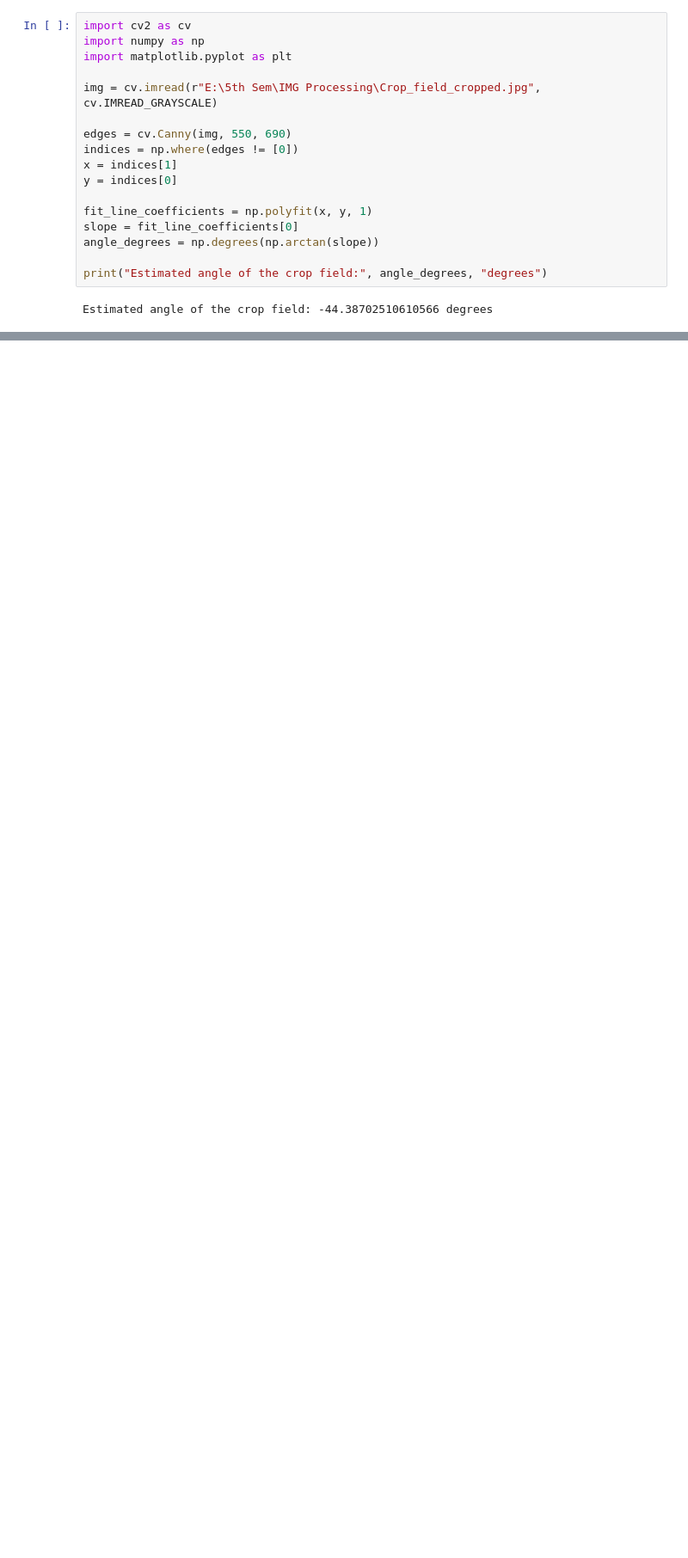
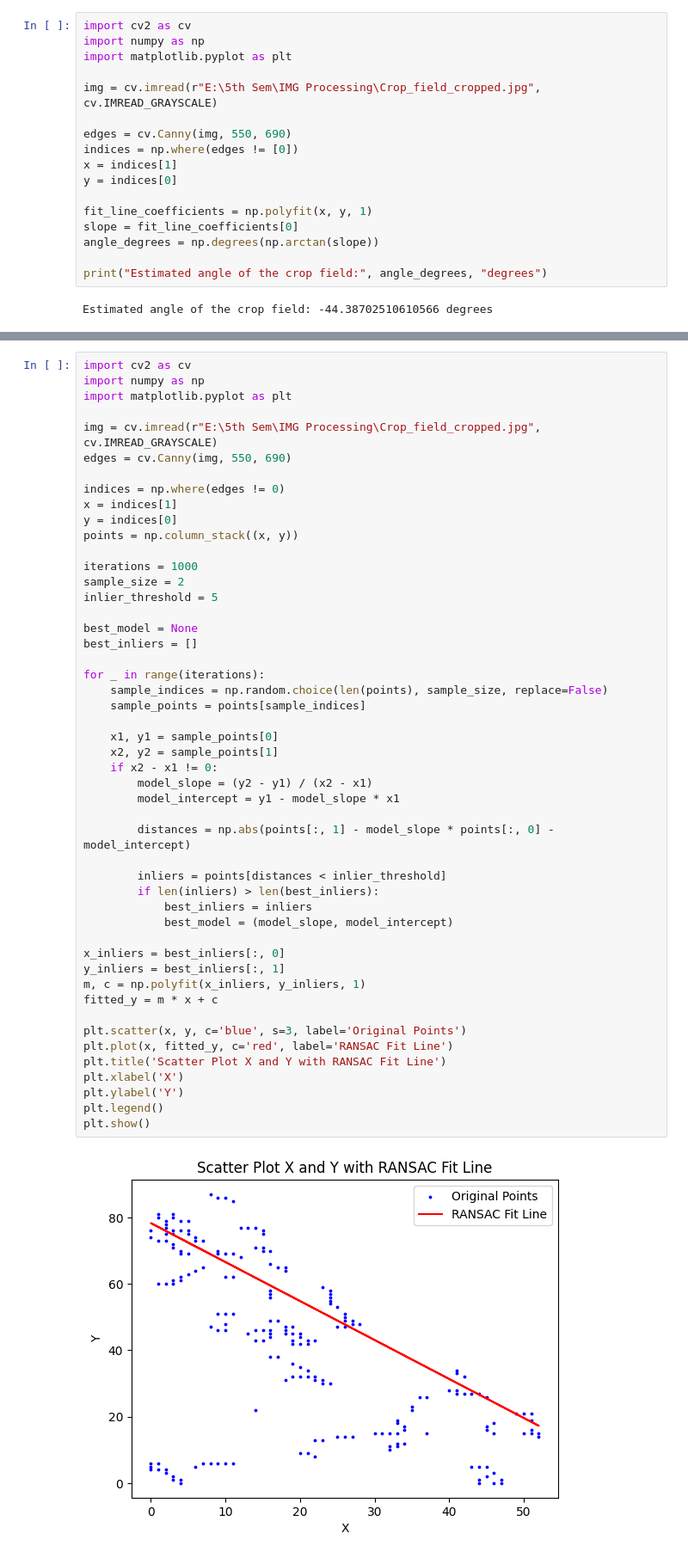
Before and after one commit to thamaradinujaya/imgprocessing, a Jupyter notebook: Assignment 2/Assignment 2.ipynb, the cells around one changed output, grey strips where cells are left out. Shown: that part at 86% size. Drawn from its saved outputs; the diff is of its cells as text; blank space fills up the shorter version.

```diff
--- a/Assignment 2/Assignment 2.ipynb
+++ b/Assignment 2/Assignment 2.ipynb
@@ -126,0 +141,51 @@ Estimated angle of the crop field: -67.97343481367824 degrees
+# %%
+import cv2 as cv
+import numpy as np
+import matplotlib.pyplot as plt
+
+img = cv.imread(r"E:\5th Sem\IMG Processing\Crop_field_cropped.jpg", cv.IMREAD_GRAYSCALE)
+edges = cv.Canny(img, 550, 690)
+
+indices = np.where(edges != 0)
+x = indices[1]
+y = indices[0]
+points = np.column_stack((x, y))
+
+iterations = 1000
+sample_size = 2
+inlier_threshold = 5
+
+best_model = None
+best_inliers = []
+
+for _ in range(iterations):
+    sample_indices = np.random.choice(len(points), sample_size, replace=False)
+    sample_points = points[sample_indices]
+
+    x1, y1 = sample_points[0]
+    x2, y2 = sample_points[1]
+    if x2 - x1 != 0:
+        model_slope = (y2 - y1) / (x2 - x1)
+        model_intercept = y1 - model_slope * x1
+
+        distances = np.abs(points[:, 1] - model_slope * points[:, 0] - model_intercept)
+
+        inliers = points[distances < inlier_threshold]
+        if len(inliers) > len(best_inliers):
+            best_inliers = inliers
+            best_model = (model_slope, model_intercept)
+
+x_inliers = best_inliers[:, 0]
+y_inliers = best_inliers[:, 1]
+m, c = np.polyfit(x_inliers, y_inliers, 1)
+fitted_y = m * x + c
+
+plt.scatter(x, y, c='blue', s=3, label='Original Points')
+plt.plot(x, fitted_y, c='red', label='RANSAC Fit Line')
+plt.title('Scatter Plot X and Y with RANSAC Fit Line')
+plt.xlabel('X')
+plt.ylabel('Y')
+plt.legend()
+plt.show()
+# %% [output]
+[figure, added]
```
Also changed, not shown: parts of 3 cells of this notebook.
